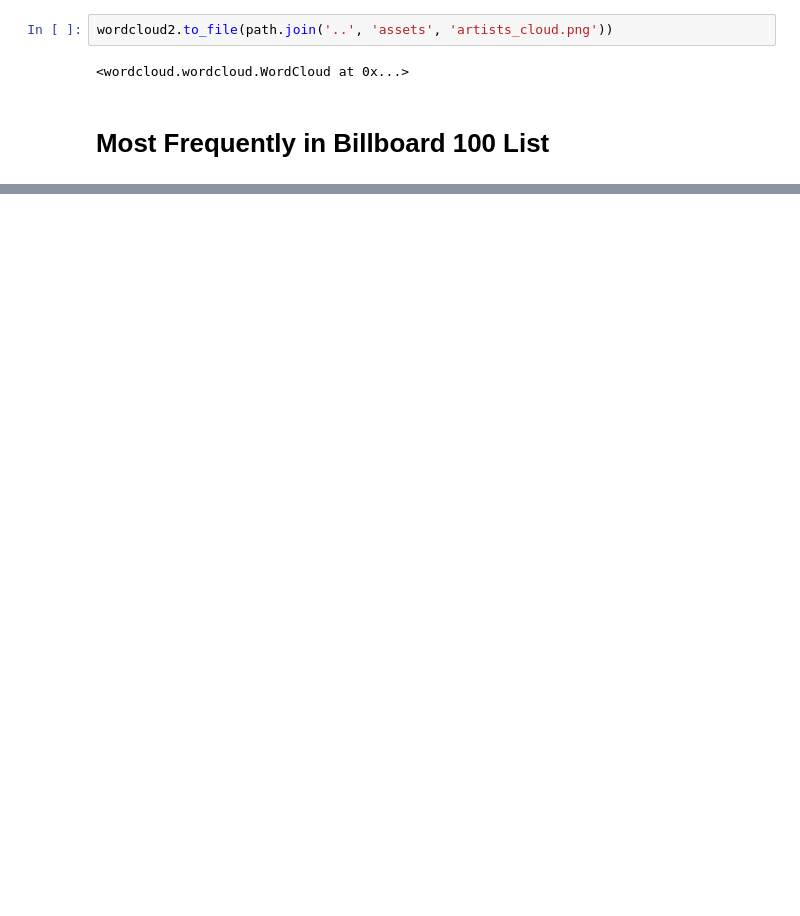
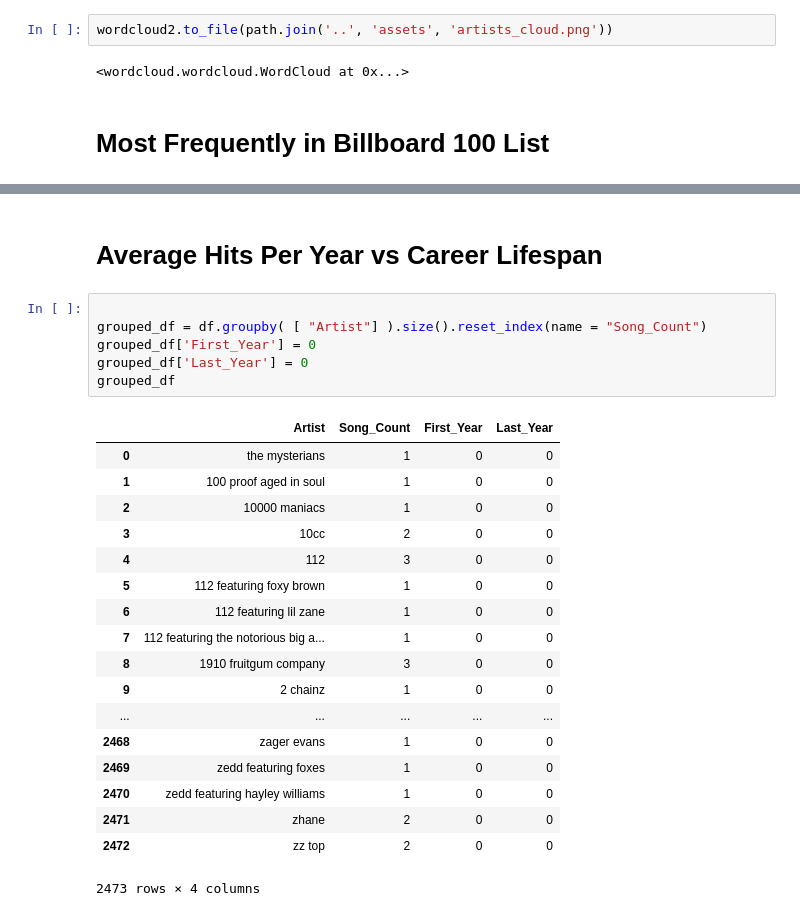
Before and after one commit to manulohiya/lyrics-billboard, a Jupyter notebook: notebooks/lyrics.ipynb, the cells around one changed output, grey strips where cells are left out. Cells and saved outputs as stored; diff of their text form; blank space fills up the shorter version.

```diff
--- a/notebooks/lyrics.ipynb
+++ b/notebooks/lyrics.ipynb
@@ -79,0 +80,27 @@ fig.savefig(path.join('..', 'assets', 'most_artists.png'))
+# %% [markdown]
+# Average Hits Per Year vs Career Lifespan
+# %%
+
+grouped_df = df.groupby( [ "Artist"] ).size().reset_index(name = "Song_Count")
+grouped_df['First_Year'] = 0
+grouped_df['Last_Year'] = 0
+grouped_df
+# %% [output]
+|  | Artist | Song_Count | First_Year | Last_Year |
+| 0 | the mysterians | 1 | 0 | 0 |
+| 1 | 100 proof aged in soul | 1 | 0 | 0 |
+| 2 | 10000 maniacs | 1 | 0 | 0 |
+| 3 | 10cc | 2 | 0 | 0 |
+| 4 | 112 | 3 | 0 | 0 |
+| 5 | 112 featuring foxy brown | 1 | 0 | 0 |
+| 6 | 112 featuring lil zane | 1 | 0 | 0 |
+| 7 | 112 featuring the notorious big a... | 1 | 0 | 0 |
+| 8 | 1910 fruitgum company | 3 | 0 | 0 |
+| 9 | 2 chainz | 1 | 0 | 0 |
+| ... | ... | ... | ... | ... |
+| 2468 | zager evans | 1 | 0 | 0 |
+| 2469 | zedd featuring foxes | 1 | 0 | 0 |
+| 2470 | zedd featuring hayley williams | 1 | 0 | 0 |
+| 2471 | zhane | 2 | 0 | 0 |
+| 2472 | zz top | 2 | 0 | 0 |
+2473 rows × 4 columns
```
Also changed, not shown: parts of 10 cells of this notebook, 4 other files.
